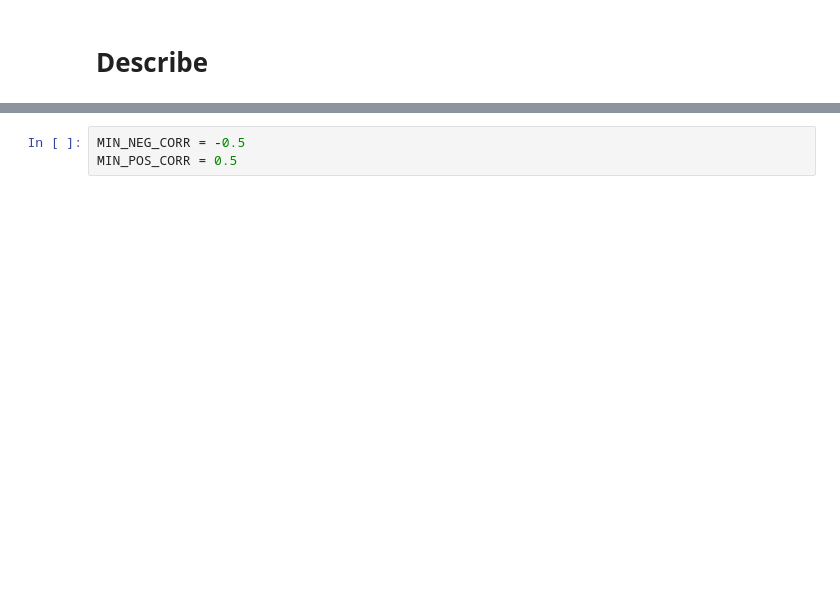
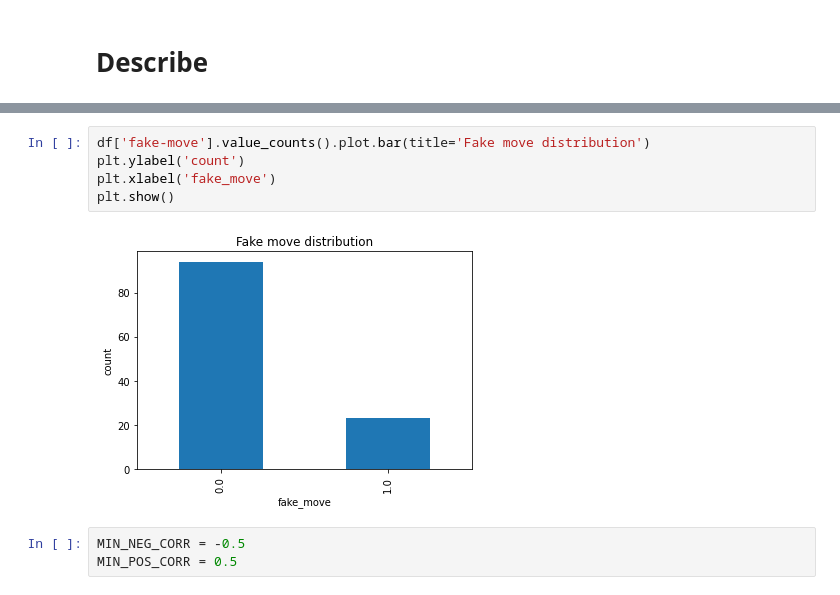
Before and after one commit to djocraveiro/duck-catch-and-fit, a Jupyter notebook: Notebooks/AmI2022.ipynb, the cells around one changed output, grey strips where cells are left out. Drawn from its saved outputs; the diff is of its cells as text; blank space fills up the shorter version.

```diff
--- a/Notebooks/AmI2022.ipynb
+++ b/Notebooks/AmI2022.ipynb
@@ -438,3 +471,10 @@ df.describe()
+# %%
+df['fake-move'].value_counts().plot.bar(title='Fake move distribution')
+plt.ylabel('count')
+plt.xlabel('fake_move')
+plt.show()
+# %% [output]
+[figure, added]
 # %%
 MIN_NEG_CORR = -0.5
 MIN_POS_CORR = 0.5
```
Also changed, not shown: parts of 16 cells of this notebook.
